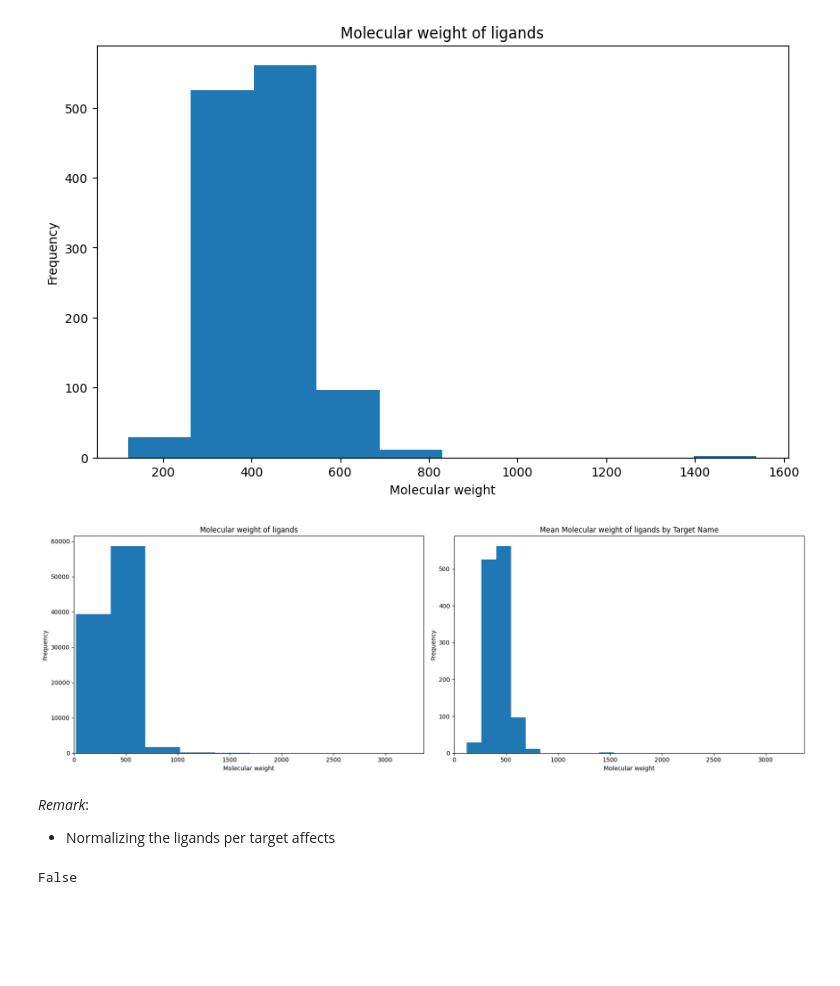
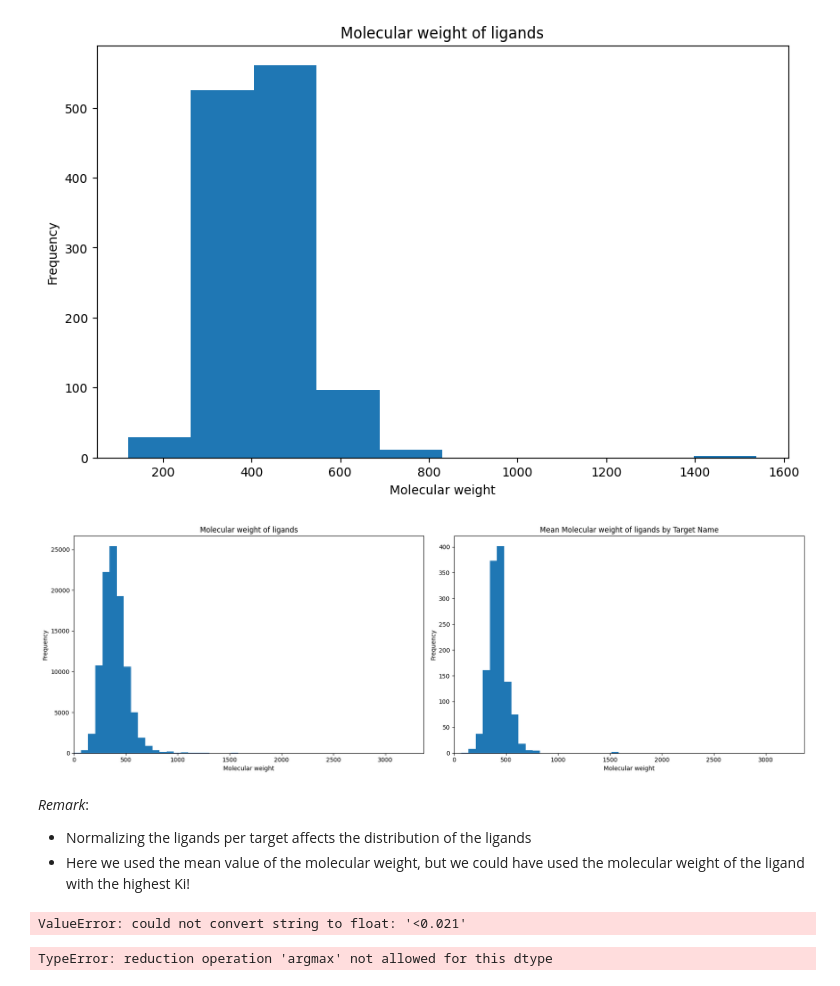
Before and after one commit to epfl-ada/ada-2024-project-laambada, a Jupyter notebook: ligands_chemical_characterisation.ipynb, the cells around one changed output. Drawn from its saved outputs; the diff is of its cells as text; code cells hidden in the pictures; blank space fills up the shorter version.

Commit message:
normalizing per target

```diff
--- a/ligands_chemical_characterisation.ipynb
+++ b/ligands_chemical_characterisation.ipynb
@@ -296,37 +296,47 @@ plt.show()
 # %%
 import matplotlib.pyplot as plt
 
 # Calculer les limites de l'axe x
 max_x1 = df_subset['Ligand MW'].max()
 max_x2 = df_subset.groupby(['Target Name']).mean()['Ligand MW'].max()
 max_x = max(max_x1, max_x2)
 
+bins = np.linspace(0, max_x, 50)
+
 # Créer une figure avec deux sous-graphiques
 fig, axes = plt.subplots(nrows=1, ncols=2, figsize=(18, 6))
 
 # Premier graphique : histogramme du poids moléculaire des ligands
-df_subset['Ligand MW'].plot(kind='hist', ax=axes[0])
+df_subset['Ligand MW'].plot(kind='hist', bins=bins, ax=axes[0])
 axes[0].set_xlabel('Molecular weight')
 axes[0].set_ylabel('Frequency')
 axes[0].set_title('Molecular weight of ligands')
 axes[0].set_xlim(0, max_x)
 
 # Deuxième graphique : histogramme de la moyenne du poids moléculaire des ligands par nom de cible
-df_subset.groupby(['Target Name']).mean()['Ligand MW'].plot(kind='hist', ax=axes[1])
+df_subset.groupby(['Target Name']).mean()['Ligand MW'].plot(kind='hist', bins=bins, ax=axes[1])
 axes[1].set_xlabel('Molecular weight')
 axes[1].set_ylabel('Frequency')
 axes[1].set_title('Mean Molecular weight of ligands by Target Name')
 axes[1].set_xlim(0, max_x)
 
 # Ajuster la disposition des sous-graphiques
 plt.tight_layout()
 plt.show()
 # %% [output]
-[figure, old version]
+[figure, new version]
-# %% [markdown]
-*Remark*:
-* Normalizing the ligands per target affects
-# %%
-df_subset["BindingDB Reactant_set_id"].is_unique
-# %% [output]
-False
+# %% [markdown]
+*Remark*:
+* Normalizing the ligands per target affects the distribution of the ligands
+* Here we used the mean value of the molecular weight, but we could have used the molecular weight of the ligand with the highest Ki!
+# %%
+df_subset['Ki (nM)'] = df_subset['Ki (nM)'].str.replace(r'[^0-9.\-<>]', '', regex=True).str.strip()
+df_subset['Ki (nM)'].dropna(inplace=True)
+df_subset['Ki (nM)'].astype(float)
+#df_subset.groupby(['Target Name'])['Ki (nM)']
+# %% [output]
+ValueError: could not convert string to float: '<0.021'
+# %%
+df_subset.groupby(['Target Name'])['Ki (nM)'].idxmax()
+# %% [output]
+TypeError: reduction operation 'argmax' not allowed for this dtype
```
Also changed, not shown: parts of 1 cell of this notebook.
